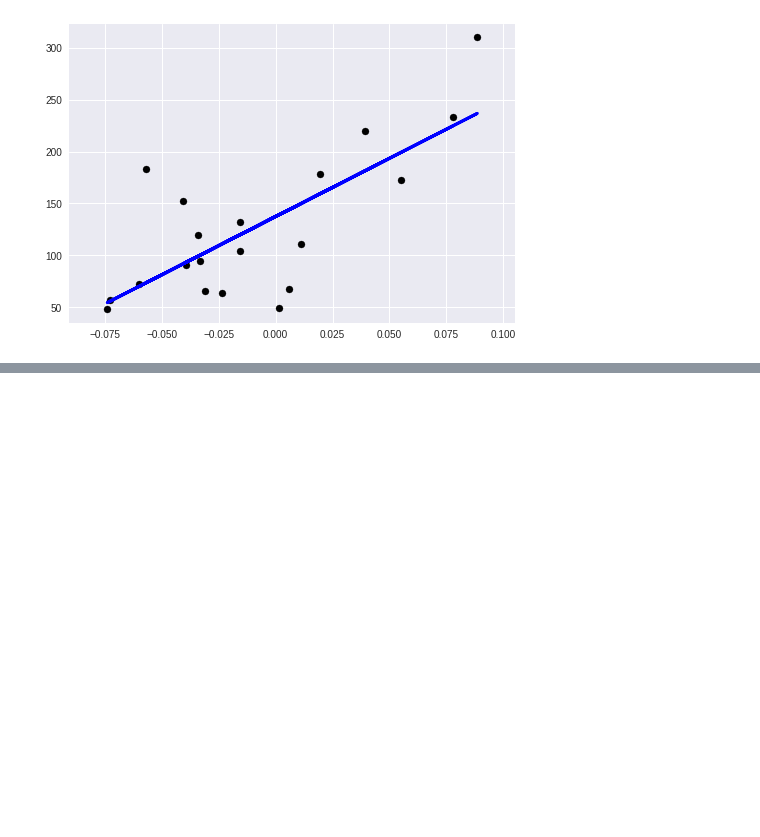
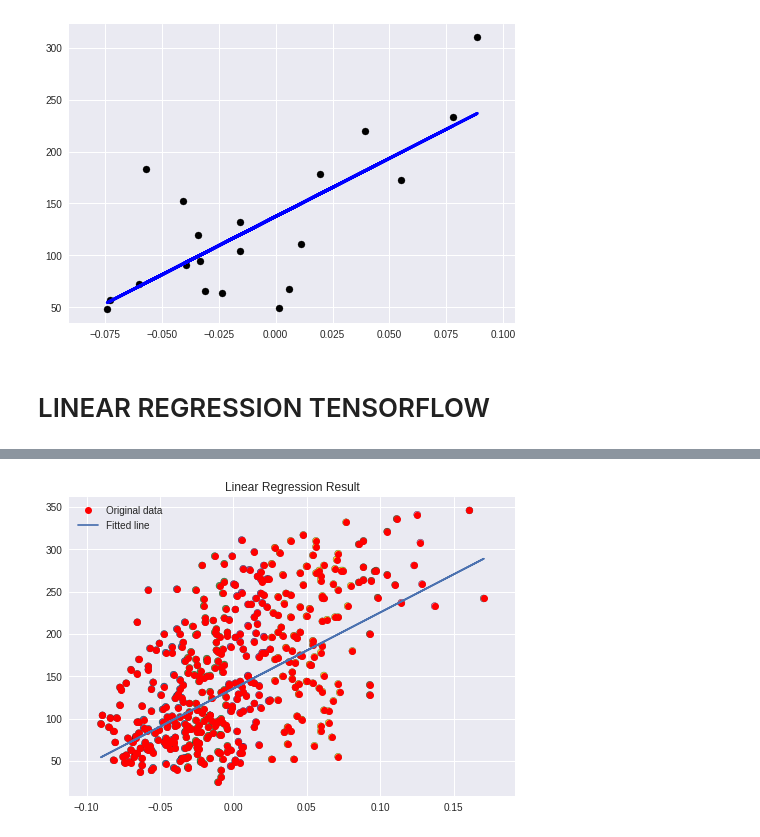
Before and after one commit to shekharkoirala/machinelearning_algorithms_analysis, a Jupyter notebook: bestfitline/Finding_Best_Fit_Line.ipynb, the cells around one changed output, grey strips where cells are left out. Cells and saved outputs as stored; diff of their text form; code cells hidden in the pictures; blank space fills up the shorter version.

```diff
--- a/bestfitline/Finding_Best_Fit_Line.ipynb
+++ b/bestfitline/Finding_Best_Fit_Line.ipynb
@@ -94,3 +96,80 @@ plt.plot(diabetes_X_test, prediction, color='blue', linewidth=3)
 # %% [output]
 [<matplotlib.lines.Line2D at 0x...>]
 [figure]
+# %% [markdown]
+# LINEAR REGRESSION TENSORFLOW
+# %%
+import matplotlib.pyplot as plt
+import numpy as np
+from sklearn import datasets, linear_model
+from sklearn.metrics import mean_squared_error, r2_score
+
+# Load the diabetes dataset
+diabetes = datasets.load_diabetes()
+
+# Use only one feature
+x = diabetes.data[:, np.newaxis, 2]
+y = diabetes.target
+
+
+# Plot the training points
+plt.scatter(x,y, c=x, cmap=plt.cm.Set1,
+            edgecolor='k')
+
+import tensorflow as tf
+X = tf.placeholder("float")
+Y = tf.placeholder("float")
+
+W = tf.Variable(np.random.randn(), name = "W")
+b = tf.Variable(np.random.randn(), name = "b")
+
+learning_rate = 0.1
+training_epochs = 200
+
+# Hypothesis
+n = len(x)
+y_pred = tf.add(tf.multiply(X, W), b)
+
+cost = tf.reduce_mean(tf.square(y_pred - Y))
+# Mean Squared Error Cost Function
+# cost = tf.reduce_sum(tf.pow(y_pred-Y, 2)) / (2 * n)
+
+# Gradient Descent Optimizer
+optimizer = tf.train.GradientDescentOptimizer(learning_rate).minimize(cost)
+
+# Global Variables Initializer
+init = tf.global_variables_initializer()
+
+# Starting the Tensorflow Session
+with tf.Session() as sess:
+
+    # Initializing the Variables
+    sess.run(init)
+
+    # Iterating through all the epochs
+    for epoch in range(training_epochs):
+
+        # Feeding each data point into the optimizer using Feed Dictionary
+        for (_x, _y) in zip(x, y):
+            sess.run(optimizer, feed_dict = {X : _x, Y : _y})
+          # Displaying the result after every 50 epochs
+        if (epoch + 1) % 50 == 0:
+            # Calculating the cost a every epoch
+            c = sess.run(cost, feed_dict = {X : x, Y : y})
+            print("Epoch", (epoch + 1), ": cost =", c, "W =", sess.run(W), "b =", sess.run(b))
+    # Storing necessary values to be used outside the Session
+    training_cost = sess.run(cost, feed_dict ={X : x, Y : y})
+    weight = sess.run(W)
+    bias = sess.run(b)
+
+# Calculating the predictions
+predictions = weight * x + bias
+print("Training cost =", training_cost, "Weight =", weight, "bias =", bias, '\n')
+
+# Plotting the Results
+plt.plot(x, y, 'ro', label ='Original data')
+plt.plot(x, predictions, label ='Fitted line')
+plt.title('Linear Regression Result')
+plt.legend()
+plt.show()
+# %% [output]
@@ -96,0 +187 @@ plt.plot(diabetes_X_test, prediction, color='blue', linewidth=3)
+[figure, added]
```
Also changed, not shown: parts of 2 cells of this notebook.
